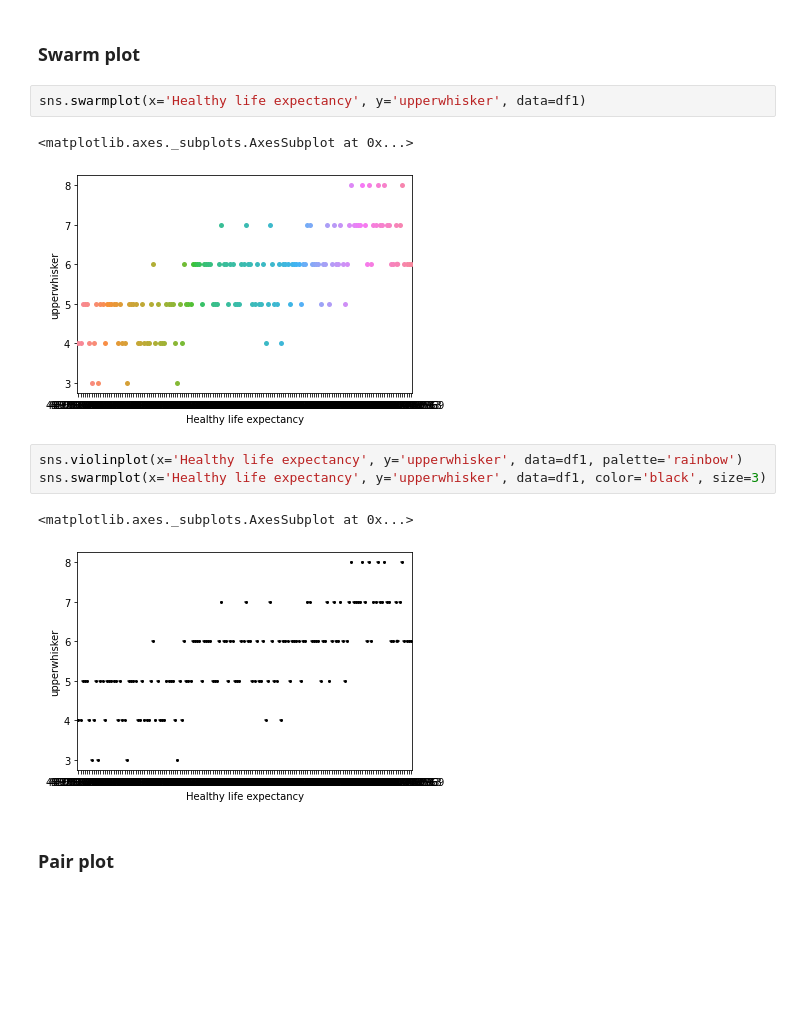
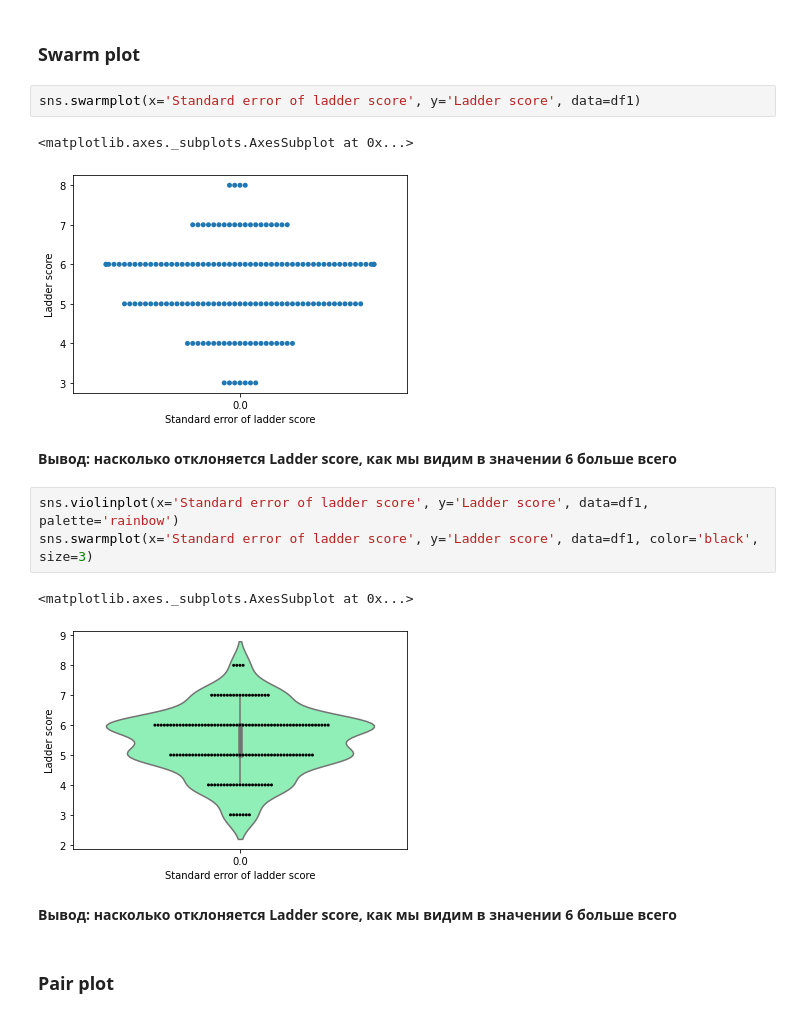
Before and after one commit to SofiaShvedova/-, a Jupyter notebook: lab 5.ipynb, the cells around one changed output. Drawn from its saved outputs; the diff is of its cells as text; blank space fills up the shorter version.

```diff
--- a/lab 5.ipynb
+++ b/lab 5.ipynb
@@ -107,16 +107,20 @@ sns.lmplot(x='upperwhisker', y='lowerwhisker', row='Standard error of ladder sco
 # %% [markdown]
 ### **Swarm plot**
 # %%
-sns.swarmplot(x='Healthy life expectancy', y='upperwhisker', data=df1)
+sns.swarmplot(x='Standard error of ladder score', y='Ladder score', data=df1)
 # %% [output]
 <matplotlib.axes._subplots.AxesSubplot at 0x...>
-[figure, old version]
+[figure, new version]
+# %% [markdown]
+**Вывод: насколько отклоняется Ladder score, как мы видим в значении 6 больше всего**
 # %%
-sns.violinplot(x='Healthy life expectancy', y='upperwhisker', data=df1, palette='rainbow')
-sns.swarmplot(x='Healthy life expectancy', y='upperwhisker', data=df1, color='black', size=3)
+sns.violinplot(x='Standard error of ladder score', y='Ladder score', data=df1, palette='rainbow')
+sns.swarmplot(x='Standard error of ladder score', y='Ladder score', data=df1, color='black', size=3)
 # %% [output]
 <matplotlib.axes._subplots.AxesSubplot at 0x...>
-[figure, old version]
+[figure, new version]
+# %% [markdown]
+**Вывод: насколько отклоняется Ladder score, как мы видим в значении 6 больше всего**
 # %% [markdown]
 ### **Pair plot**
 # %%
```
Also changed, not shown: parts of 4 cells of this notebook.
